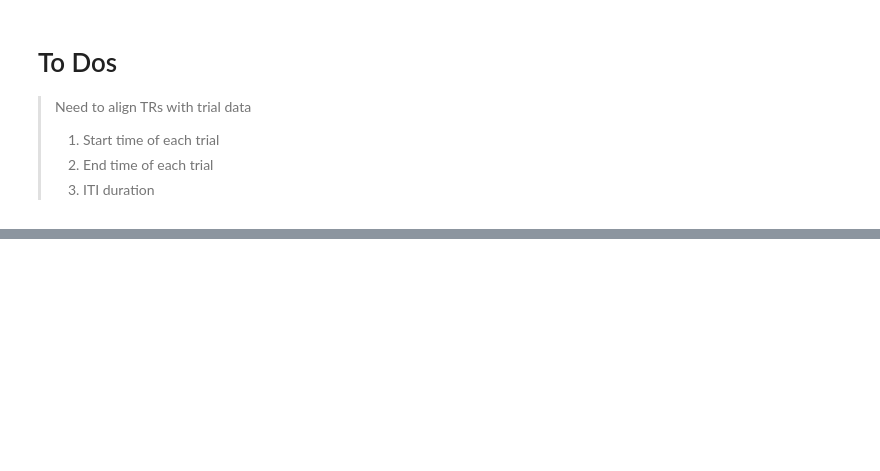
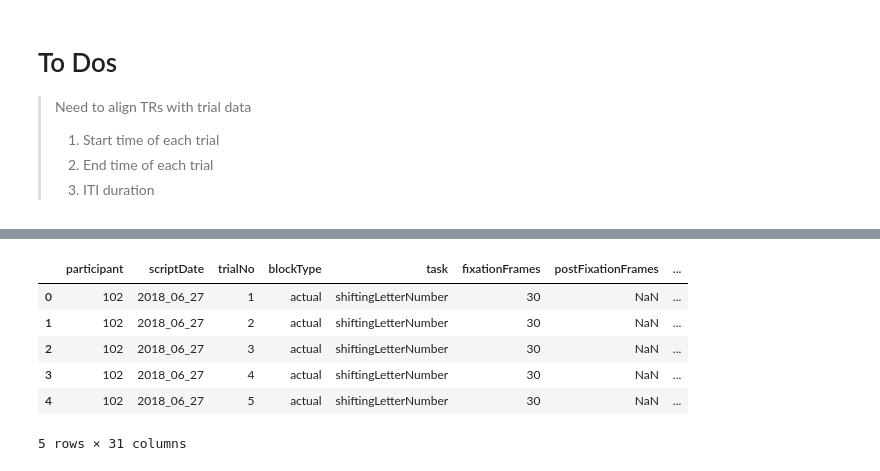
Before and after one commit to danieljwilson/cogReg_fMRI, a Jupyter notebook: 3_experiment/3_3_data_analysis/fr_localizer_neural.ipynb, the cells around one changed output, grey strips where cells are left out. Saved outputs shown, nothing was run; the diff lists cells and outputs as text; code cells hidden in the pictures; blank space fills up the shorter version.

```diff
--- a/3_experiment/3_3_data_analysis/fr_localizer_neural.ipynb
+++ b/3_experiment/3_3_data_analysis/fr_localizer_neural.ipynb
@@ -183,0 +235,16 @@ ITI Duration
+# %%
+TR_num_df = pd.DataFrame(TR_num, columns=['participant', 'TR_num'], dtype=int)
+# %%
+switch_df = pd.merge(switch_df,
+                     TR_num_df,
+                     on='participant')
+# %%
+switch_df.head()
+# %% [output]
+|  | participant | scriptDate | trialNo | blockType | task | fixationFrames | postFixationFrames | ... |
+| 0 | 102 | 2018_06_27 | 1 | actual | shiftingLetterNumber | 30 | NaN | ... |
+| 1 | 102 | 2018_06_27 | 2 | actual | shiftingLetterNumber | 30 | NaN | ... |
+| 2 | 102 | 2018_06_27 | 3 | actual | shiftingLetterNumber | 30 | NaN | ... |
+| 3 | 102 | 2018_06_27 | 4 | actual | shiftingLetterNumber | 30 | NaN | ... |
+| 4 | 102 | 2018_06_27 | 5 | actual | shiftingLetterNumber | 30 | NaN | ... |
+5 rows × 31 columns
```
Also changed, not shown: parts of 29 cells of this notebook.
